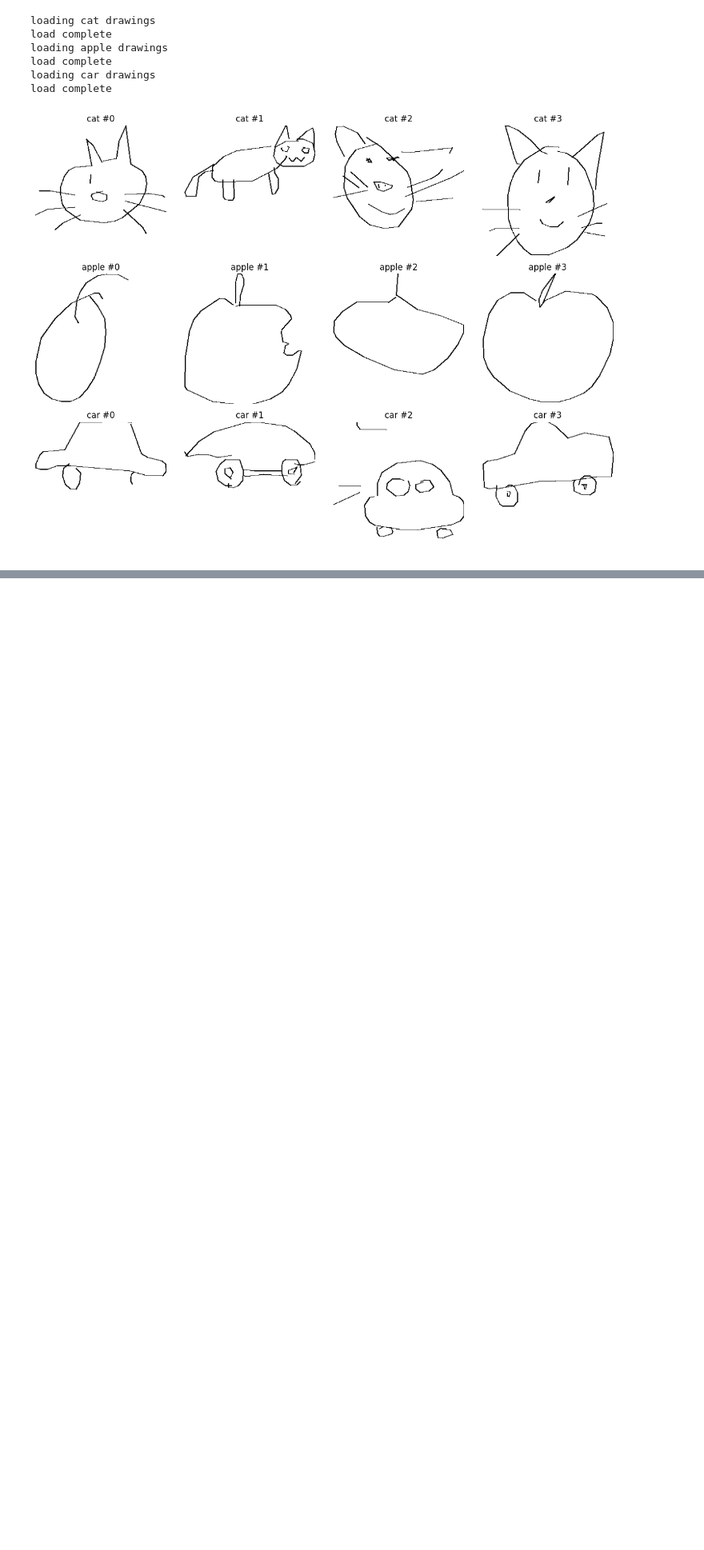
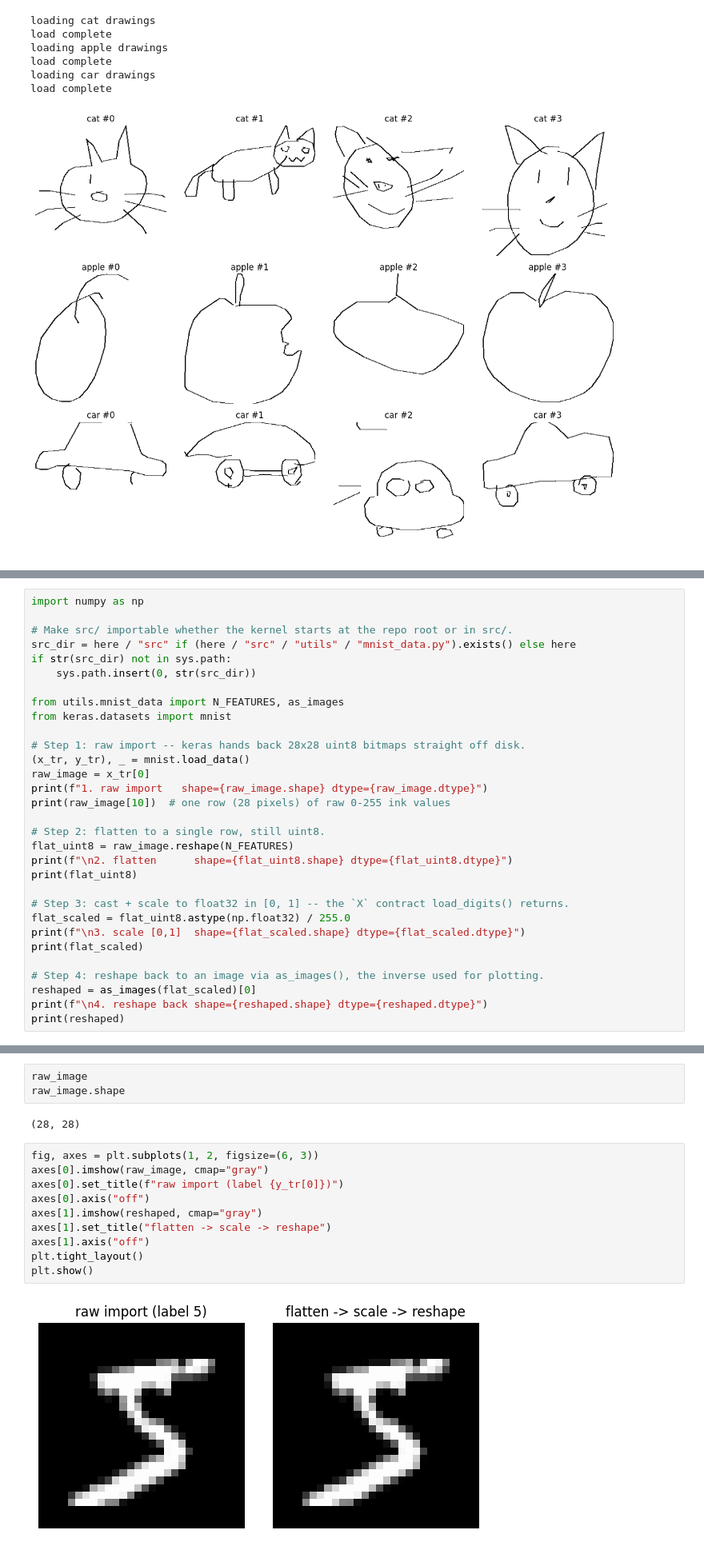
Before and after one commit to t0r3l/Unsupervised_Deep_Learning, a Jupyter notebook: src/exploration.ipynb, the cells around one changed output, grey strips where cells are left out. Shown at 80% size. Drawn from its saved outputs; the diff is of its cells as text; blank space fills up the shorter version.

```diff
--- a/src/exploration.ipynb
+++ b/src/exploration.ipynb
@@ -100,0 +105,31 @@ load complete
+# %%
+import numpy as np
+
+# Make src/ importable whether the kernel starts at the repo root or in src/.
+src_dir = here / "src" if (here / "src" / "utils" / "mnist_data.py").exists() else here
+if str(src_dir) not in sys.path:
+    sys.path.insert(0, str(src_dir))
+
+from utils.mnist_data import N_FEATURES, as_images
+from keras.datasets import mnist
+
+# Step 1: raw import -- keras hands back 28x28 uint8 bitmaps straight off disk.
+(x_tr, y_tr), _ = mnist.load_data()
+raw_image = x_tr[0]
+print(f"1. raw import   shape={raw_image.shape} dtype={raw_image.dtype}")
+print(raw_image[10])  # one row (28 pixels) of raw 0-255 ink values
+
+# Step 2: flatten to a single row, still uint8.
+flat_uint8 = raw_image.reshape(N_FEATURES)
+print(f"\n2. flatten      shape={flat_uint8.shape} dtype={flat_uint8.dtype}")
+print(flat_uint8)
+
+# Step 3: cast + scale to float32 in [0, 1] -- the `X` contract load_digits() returns.
+flat_scaled = flat_uint8.astype(np.float32) / 255.0
+print(f"\n3. scale [0,1]  shape={flat_scaled.shape} dtype={flat_scaled.dtype}")
+print(flat_scaled)
+
+# Step 4: reshape back to an image via as_images(), the inverse used for plotting.
+reshaped = as_images(flat_scaled)[0]
+print(f"\n4. reshape back shape={reshaped.shape} dtype={reshaped.dtype}")
+print(reshaped)
@@ -100,0 +154,17 @@ load complete
+# %%
+raw_image
+raw_image.shape
+# %% [output]
+(28, 28)
+# %%
+fig, axes = plt.subplots(1, 2, figsize=(6, 3))
+axes[0].imshow(raw_image, cmap="gray")
+axes[0].set_title(f"raw import (label {y_tr[0]})")
+axes[0].axis("off")
+axes[1].imshow(reshaped, cmap="gray")
+axes[1].set_title("flatten -> scale -> reshape")
+axes[1].axis("off")
+plt.tight_layout()
+plt.show()
+# %% [output]
+[figure, added]
```
Also changed, not shown: parts of 2 cells of this notebook, 9 other files.
